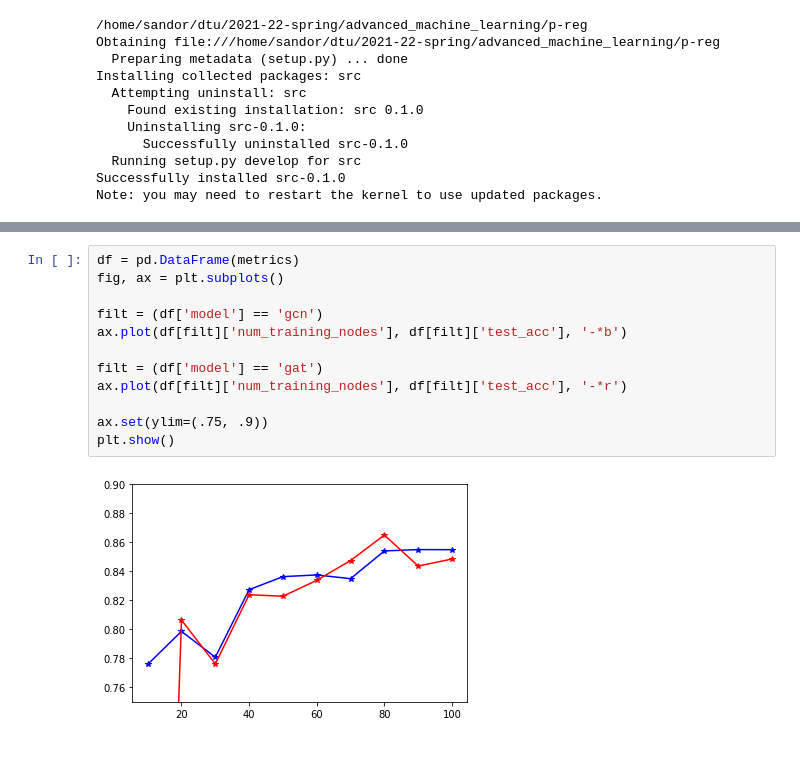
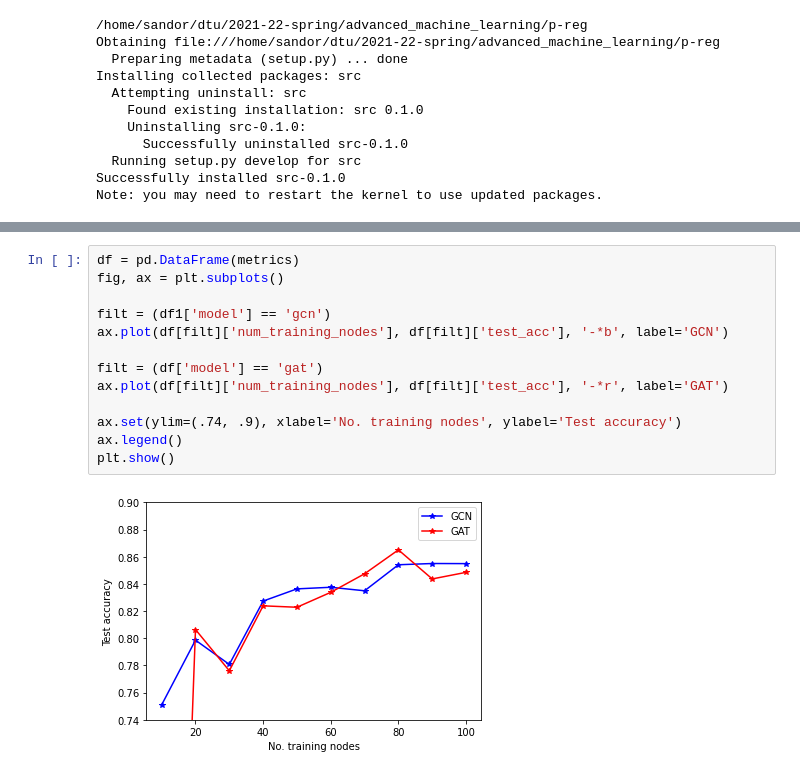
Before and after one commit to sandorfoldi/p-reg, a Jupyter notebook: notebooks/6.0-saf-fig2a.ipynb, the cells around one changed output, grey strips where cells are left out. Cells and saved outputs as stored; diff of their text form.

Commit message:
format figure2a

```diff
--- a/notebooks/6.0-saf-fig2a.ipynb
+++ b/notebooks/6.0-saf-fig2a.ipynb
@@ -111,14 +111,15 @@ for model_name in ('gcn', 'gat'):
 # %%
 df = pd.DataFrame(metrics)
 fig, ax = plt.subplots()
 
-filt = (df['model'] == 'gcn')
-ax.plot(df[filt]['num_training_nodes'], df[filt]['test_acc'], '-*b')
+filt = (df1['model'] == 'gcn')
+ax.plot(df[filt]['num_training_nodes'], df[filt]['test_acc'], '-*b', label='GCN')
 
 filt = (df['model'] == 'gat')
-ax.plot(df[filt]['num_training_nodes'], df[filt]['test_acc'], '-*r')
+ax.plot(df[filt]['num_training_nodes'], df[filt]['test_acc'], '-*r', label='GAT')
 
-ax.set(ylim=(.75, .9))
+ax.set(ylim=(.74, .9), xlabel='No. training nodes', ylabel='Test accuracy')
+ax.legend()
 plt.show()
 # %% [output]
-[figure, old version]
+[figure, new version]
```
Also changed, not shown: parts of 4 cells of this notebook, 6 other files.
